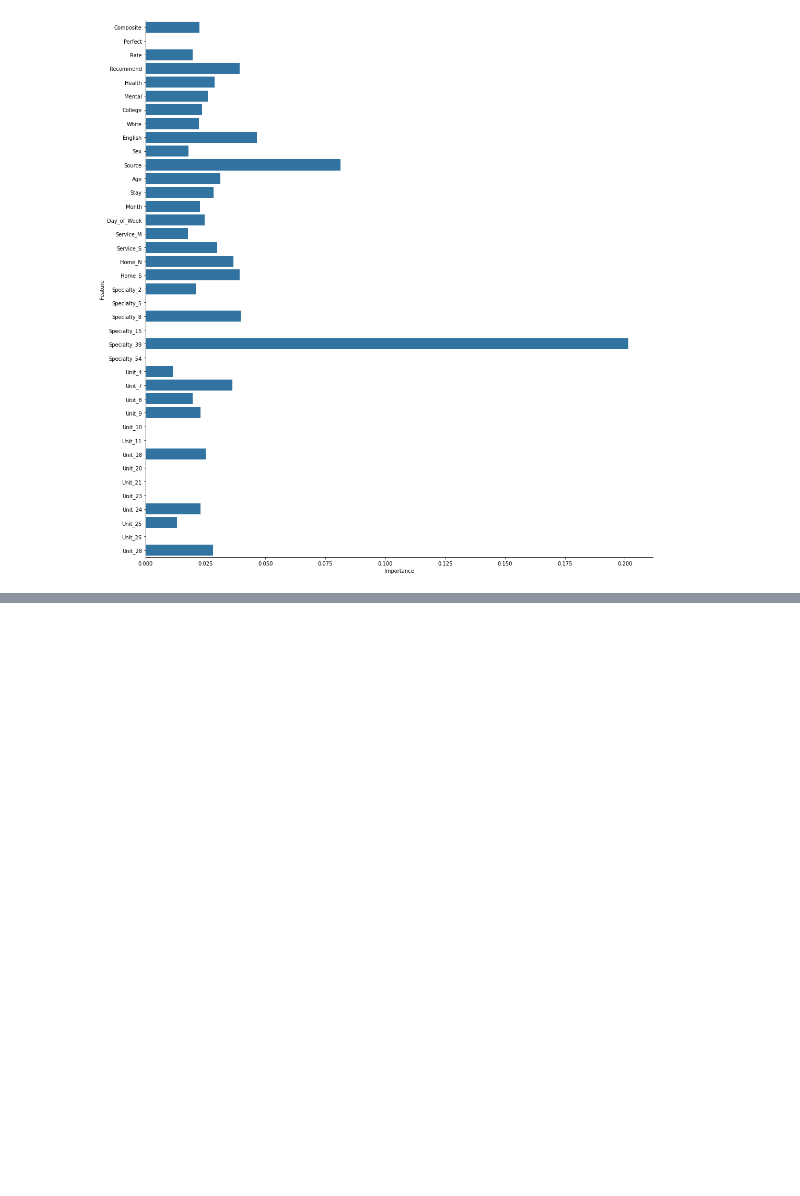
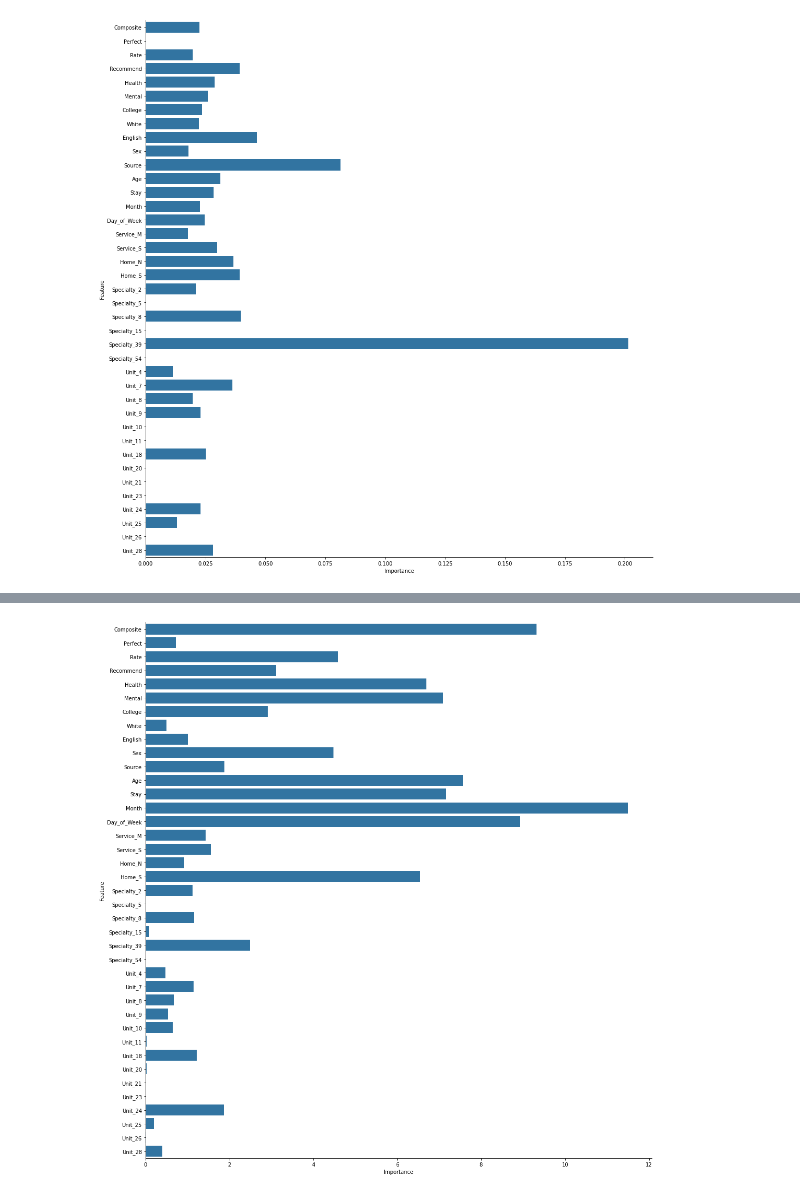
Before and after one commit to benvictoria17/DataAnalytics, a Jupyter notebook: Data Analysis & Predictive Model.ipynb, the cells around one changed output, grey strips where cells are left out. Drawn from its saved outputs; the diff is of its cells as text; code cells hidden in the pictures; blank space fills up the shorter version.

Commit message:
Kaggle Notebook | Data Analysis & Predictive Model | Version 1

```diff
--- a/Data Analysis & Predictive Model.ipynb
+++ b/Data Analysis & Predictive Model.ipynb
@@ -786,3 +615,7 @@ sns.catplot(y='Feature', x='Importance', data=xgb_features, kind='bar', height=1
 plt.show()
 # %% [output]
 [figure]
+# %%
+from catboost import CatBoostClassifier
+cb = CatBoostClassifier(n_estimators=2500, random_state=0)
+cb.fit(X_train, y_train)
@@ -788,0 +662,8 @@ plt.show()
+# %%
+cb_features = pd.DataFrame()
+cb_features['Feature'] = X_train.columns.tolist()
+cb_features['Importance'] = cb.feature_importances_
+sns.catplot(y='Feature', x='Importance', data=cb_features, kind='bar', height=15, color=base_color)
+plt.show()
+# %% [output]
+[figure, added]
```
Also changed, not shown: parts of 21 cells of this notebook.
